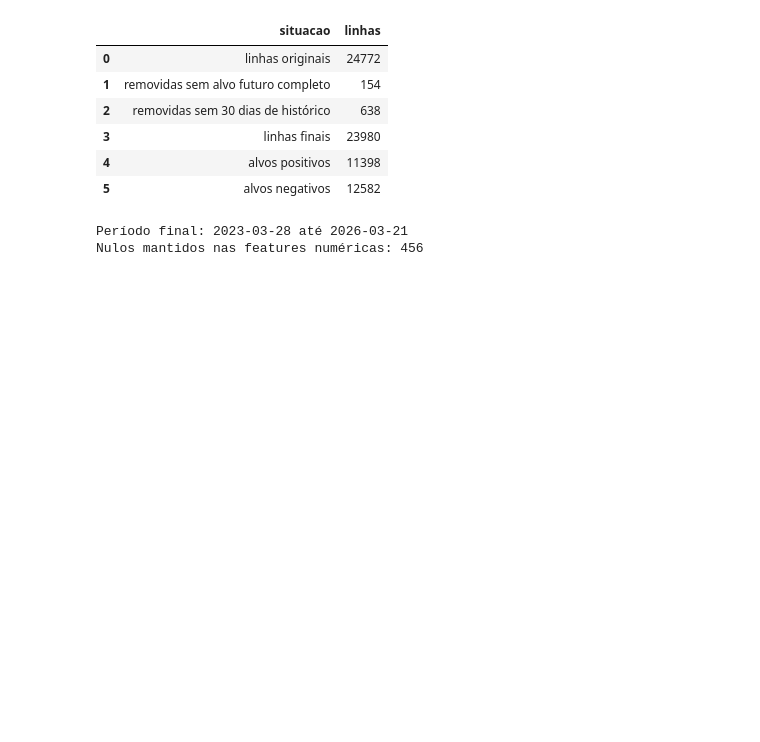
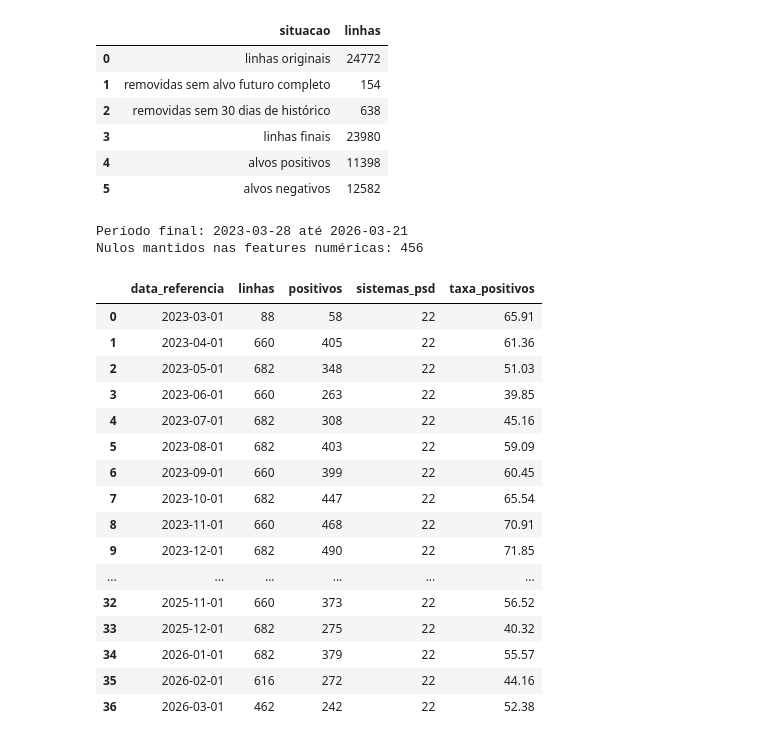
Before and after one commit to joaocardosodias/Lumem, a Jupyter notebook: src/modelo-07/02_processamento.ipynb, the cells around one changed output. Cells and saved outputs as stored; diff of their text form; code cells hidden in the pictures; blank space fills up the shorter version.

```diff
--- a/src/modelo-07/02_processamento.ipynb
+++ b/src/modelo-07/02_processamento.ipynb
@@ -433,3 +433,39 @@ print(f"Nulos mantidos nas features numéricas: {base_modelagem[features_numeric
 | 5 | alvos negativos | 12582 |
 Período final: 2023-03-28 até 2026-03-21
 Nulos mantidos nas features numéricas: 456
+# %%
+distribuicao_mensal_alvo = (
+    base_modelagem
+    .groupby(pd.Grouper(key="data_referencia", freq="MS"))
+    .agg(
+        linhas=(TARGET, "size"),
+        positivos=(TARGET, "sum"),
+        sistemas_psd=("id_psd", "nunique"),
+    )
+    .reset_index()
+)
+distribuicao_mensal_alvo["taxa_positivos"] = (
+    distribuicao_mensal_alvo["positivos"]
+    / distribuicao_mensal_alvo["linhas"]
+    * 100
+).round(2)
+
+display(distribuicao_mensal_alvo)
+# %% [output]
+|  | data_referencia | linhas | positivos | sistemas_psd | taxa_positivos |
+| 0 | 2023-03-01 | 88 | 58 | 22 | 65.91 |
+| 1 | 2023-04-01 | 660 | 405 | 22 | 61.36 |
+| 2 | 2023-05-01 | 682 | 348 | 22 | 51.03 |
+| 3 | 2023-06-01 | 660 | 263 | 22 | 39.85 |
+| 4 | 2023-07-01 | 682 | 308 | 22 | 45.16 |
+| 5 | 2023-08-01 | 682 | 403 | 22 | 59.09 |
+| 6 | 2023-09-01 | 660 | 399 | 22 | 60.45 |
+| 7 | 2023-10-01 | 682 | 447 | 22 | 65.54 |
+| 8 | 2023-11-01 | 660 | 468 | 22 | 70.91 |
+| 9 | 2023-12-01 | 682 | 490 | 22 | 71.85 |
+| ... | ... | ... | ... | ... | ... |
+| 32 | 2025-11-01 | 660 | 373 | 22 | 56.52 |
+| 33 | 2025-12-01 | 682 | 275 | 22 | 40.32 |
+| 34 | 2026-01-01 | 682 | 379 | 22 | 55.57 |
+| 35 | 2026-02-01 | 616 | 272 | 22 | 44.16 |
+| 36 | 2026-03-01 | 462 | 242 | 22 | 52.38 |
```
Also changed, not shown: parts of 1 cell of this notebook.
